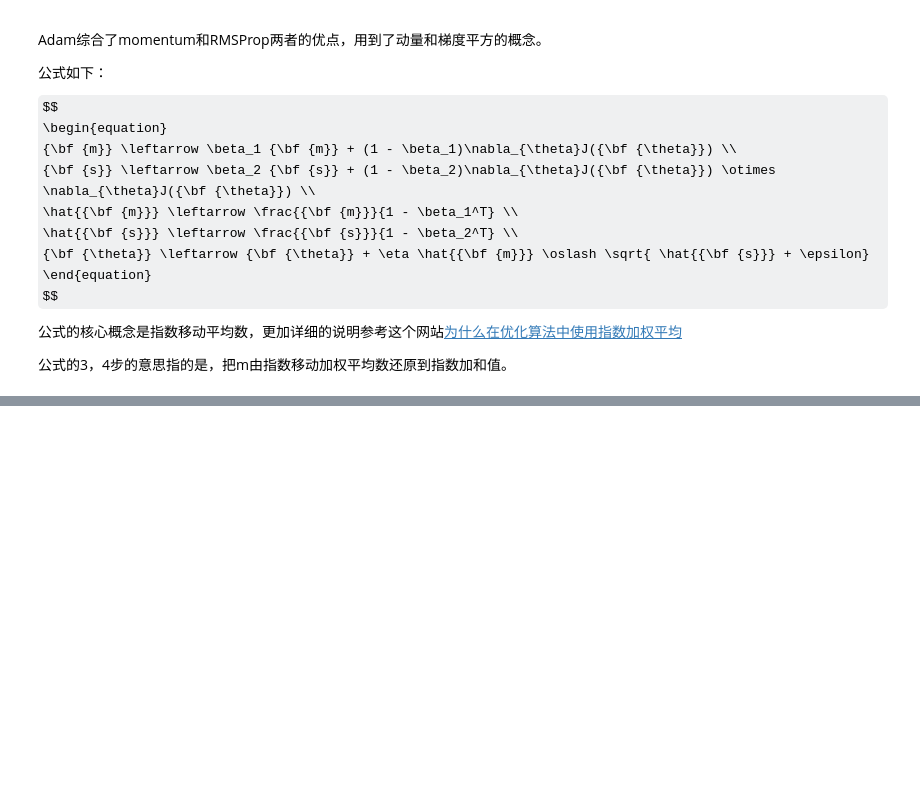
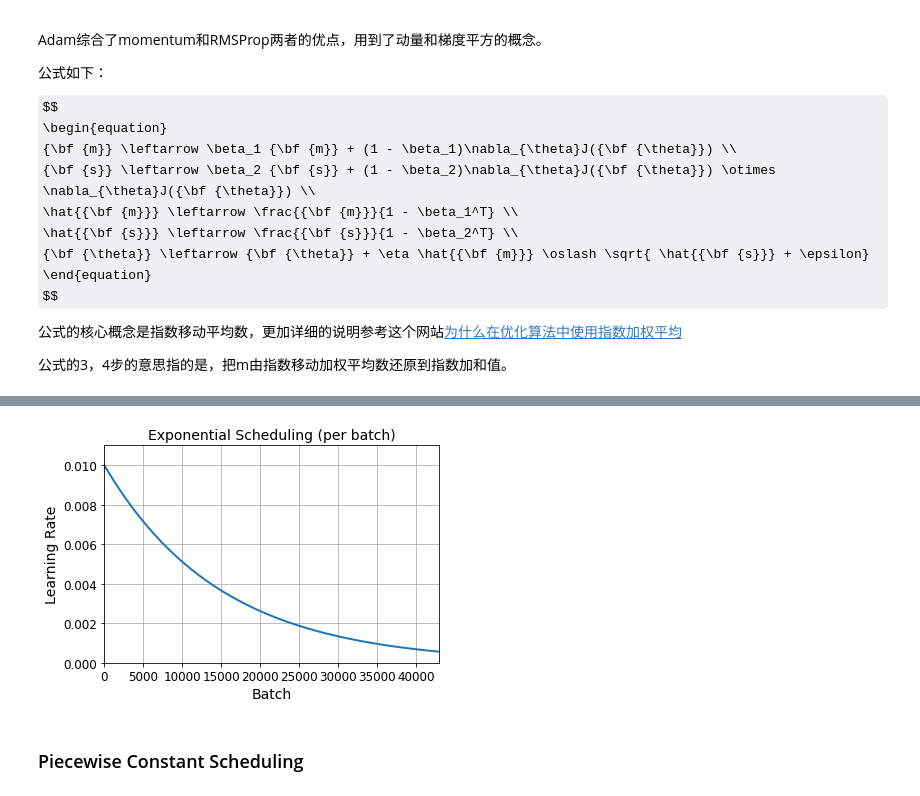
Before and after one commit to agelessman/ML_Scikit_Tensorflow, a Jupyter notebook: chapter11/11_training_deep_neural_networks.ipynb, the cells around one changed output, grey strips where cells are left out. Drawn from its saved outputs; the diff is of its cells as text; code cells hidden in the pictures; some formulas as TeX source; blank space fills up the shorter version.

```diff
--- a/chapter11/11_training_deep_neural_networks.ipynb
+++ b/chapter11/11_training_deep_neural_networks.ipynb
@@ -807,0 +1020,16 @@ optimizer = keras.optimizers.Nadam(lr=0.001, beta_1=0.9, beta_2=0.999)
+# %%
+n_steps = n_epochs * len(X_train) // 32
+steps = np.arange(n_steps)
+lrs = lr0 * 0.1**(steps / s)
+# %%
+plt.plot(steps, lrs, "-", linewidth=2)
+plt.axis([0, n_steps - 1, 0, lr0 * 1.1])
+plt.xlabel("Batch")
+plt.ylabel("Learning Rate")
+plt.title("Exponential Scheduling (per batch)", fontsize=14)
+plt.grid(True)
+plt.show()
+# %% [output]
+[figure, added]
+# %% [markdown]
+### Piecewise Constant Scheduling
```
Also changed, not shown: parts of 58 cells of this notebook.
